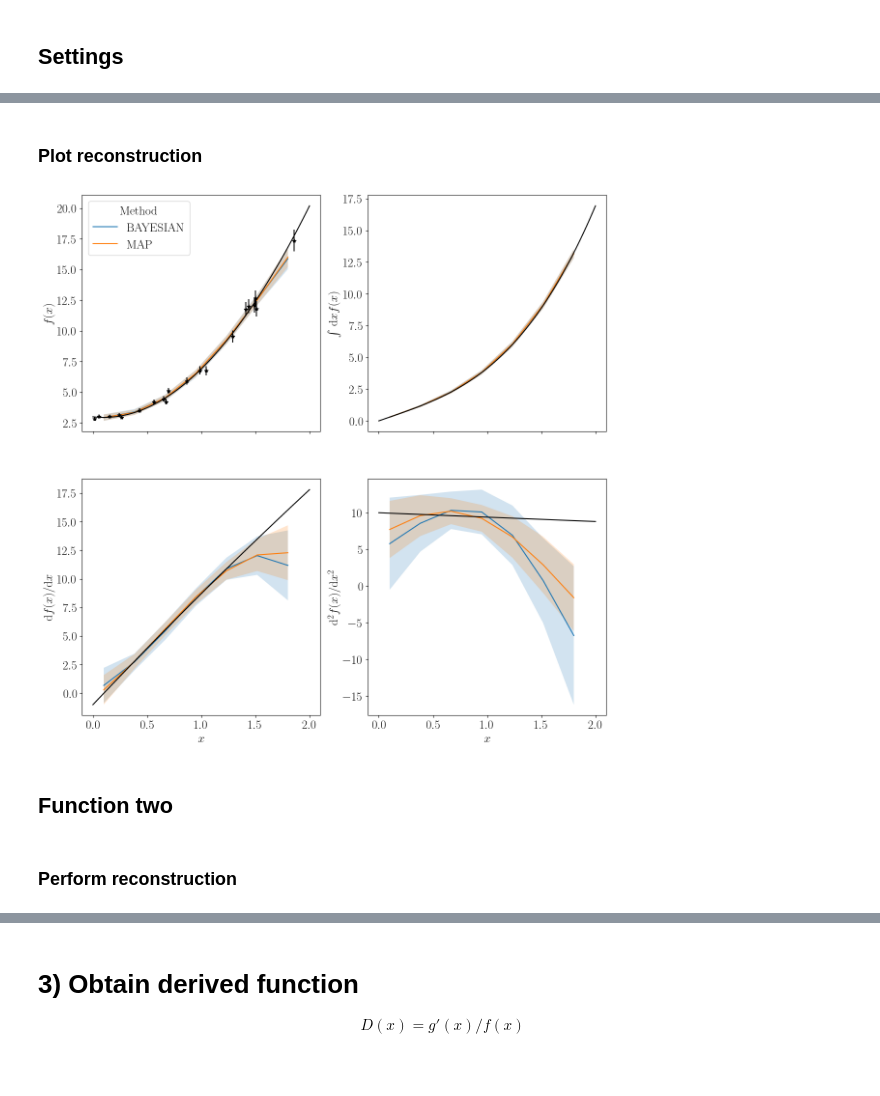
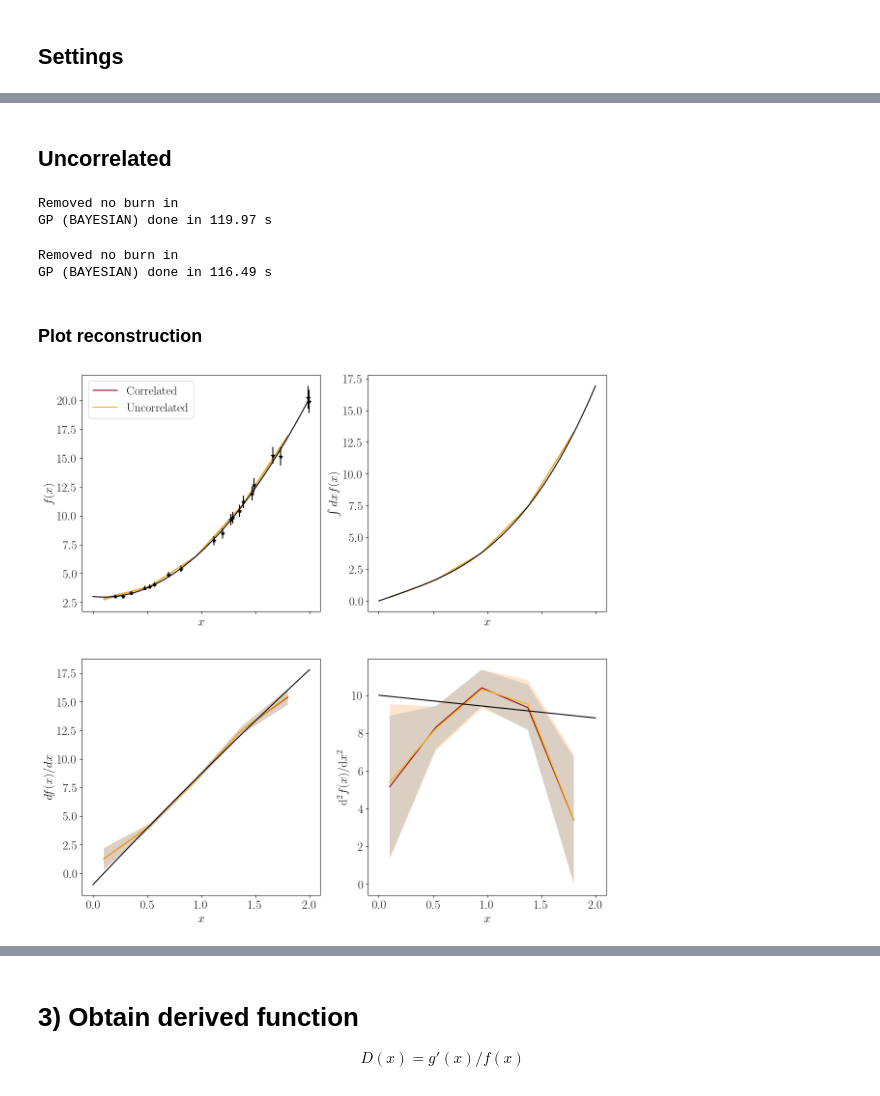
Before and after one commit to matmartinelli/CoRe, a Jupyter notebook: DEMO-derived_reconstruction.ipynb, the cells around one changed output, grey strips where cells are left out. Cells and saved outputs as stored; diff of their text form; code cells hidden in the pictures.

```diff
--- a/DEMO-derived_reconstruction.ipynb
+++ b/DEMO-derived_reconstruction.ipynb
@@ -148,0 +162,2 @@ gp = GPCalculator(dataset_func1,covmat_func1,kernel_type=kernel)
+# %%
+all_reconstructions = {}
@@ -149 +166,3 @@ gp = GPCalculator(dataset_func1,covmat_func1,kernel_type=kernel)
+# %%
+gp = GPCalculator(dataset,data_covmat,kernel_type=kernel)
 # %%
@@ -169,42 +180,78 @@ GP (MAP) done in 2.49 s
+# %% [markdown]
+## Uncorrelated
+# %%
+dataset_func1 = pd.DataFrame({'x': dataset['x'].values,
+                              'f': dataset['f1'].values,
+                              'f_err': dataset['f1_err'].values})
+
+gp = GPCalculator(dataset_func1,covmat_func1,kernel_type=kernel)
+
+tini = time()
+means, joint_cov, lml, info = gp.reconstruct(x_recon,method=method,n_samples=100)
+
+all_reconstructions['fx'] = {'means': means,
+                             'covmat': joint_cov,
+                             'color': yellow}
+
+print('GP ({}) done in {:.2f} s'.format(method,time()-tini))
+# %% [output]
+Removed no burn in
+GP (BAYESIAN) done in 119.97 s
+# %%
+dataset_func2 = pd.DataFrame({'x': dataset['x'].values,
+                              'f': dataset['f2'].values,
+                              'f_err': dataset['f2_err'].values})
+
+gp = GPCalculator(dataset_func2,covmat_func2,kernel_type=kernel)
+
+tini = time()
+means, joint_cov, lml, info = gp.reconstruct(x_recon,method=method,n_samples=100)
+
+all_reconstructions['gx'] = {'means': means,
+                             'covmat': joint_cov,
+                             'color': yellow}
+
+print('GP ({}) done in {:.2f} s'.format(method,time()-tini))
+# %% [output]
+Removed no burn in
+GP (BAYESIAN) done in 116.49 s
 # %% [markdown]
 ### Plot reconstruction
 # %%
 xplot = np.linspace(xmin,xmax,100)
 fig,axes = plt.subplots(nrows=2,ncols=2,sharey=False,sharex=True,figsize=(14,14))
 
 for ind,deriv in enumerate(possible_derivatives):
     if ind == 0:
         i = 0
         j = 0
-        label = y_label_func1
+        label = r'$f(x)$'
     elif ind == 1:
         i = 0
         j = 1
-        label = r'$\int$ d'+x_label+''+y_label_func1
+        label = r'$\int dx f(x)$'
     elif ind == 2:
         i = 1
         j = 0
-        label = r'd'+y_label_func1+'/d'+x_label
+        label = r'$df(x)/dx$'
     elif ind == 3:
         i = 1
         j = 1
-        label = r'd$^2$'+y_label_func1+'/d'+x_label+r'$^2$'
+        label = r'd$^2f(x)$'+'/d'+r'$x^2$'
 
-    for method in methods:
-        df = allmeans[allmeans['Method']==method]
-        axes[i,j].fill_between(x_recon,df[deriv]+df[deriv+'_err'],df[deriv]-df[deriv+'_err'],alpha=0.2)
-    if ind == 0:
-        sb.lineplot(allmeans,x='x',y=deriv,ax=axes[i,j],hue='Method')
-    else:
-        sb.lineplot(allmeans,x='x',y=deriv,ax=axes[i,j],hue='Method',legend=0)
+    df = all_reconstructions['correlated']['means']
+    axes[i,j].fill_between(df['x'],df[deriv+'1']+df[deriv+'1_err'],df[deriv+'1']-df[deriv+'1_err'],alpha=0.2)
+    axes[i,j].plot(df['x'],df[deriv+'1'],color=all_reconstructions['correlated']['color'],label='Correlated')
+
+    df = all_reconstructions['fx']['means']
+    axes[i,j].fill_between(df['x'],df[deriv]+df[deriv+'_err'],df[deriv]-df[deriv+'_err'],alpha=0.2)
+    axes[i,j].plot(df['x'],df[deriv],color=all_reconstructions['fx']['color'],label='Uncorrelated')
+
     axes[i,j].plot(xplot,theory_model_func1(xplot)[deriv],color='black')
     if deriv == 'f':
-        axes[i,j].errorbar(dataset_func1['x'],dataset_func1[deriv],yerr=dataset_func1[deriv+'_err'],color='black',ls='',marker='*')
-    axes[i,j].set_xlabel(x_label)
+        axes[i,j].errorbar(dataset['x'],dataset[deriv+'1'],yerr=dataset[deriv+'1_err'],color='black',ls='',marker='*')
+    axes[i,j].set_xlabel(r'$x$')
     axes[i,j].set_ylabel(label)
+    axes[0,0].legend(loc='best')
 # %% [output]
-[figure, old version]
+[figure, new version]
-# %% [markdown]
-## Function two
-# %% [markdown]
-### Perform reconstruction
```
Also changed, not shown: parts of 40 cells of this notebook, 3 other files.
